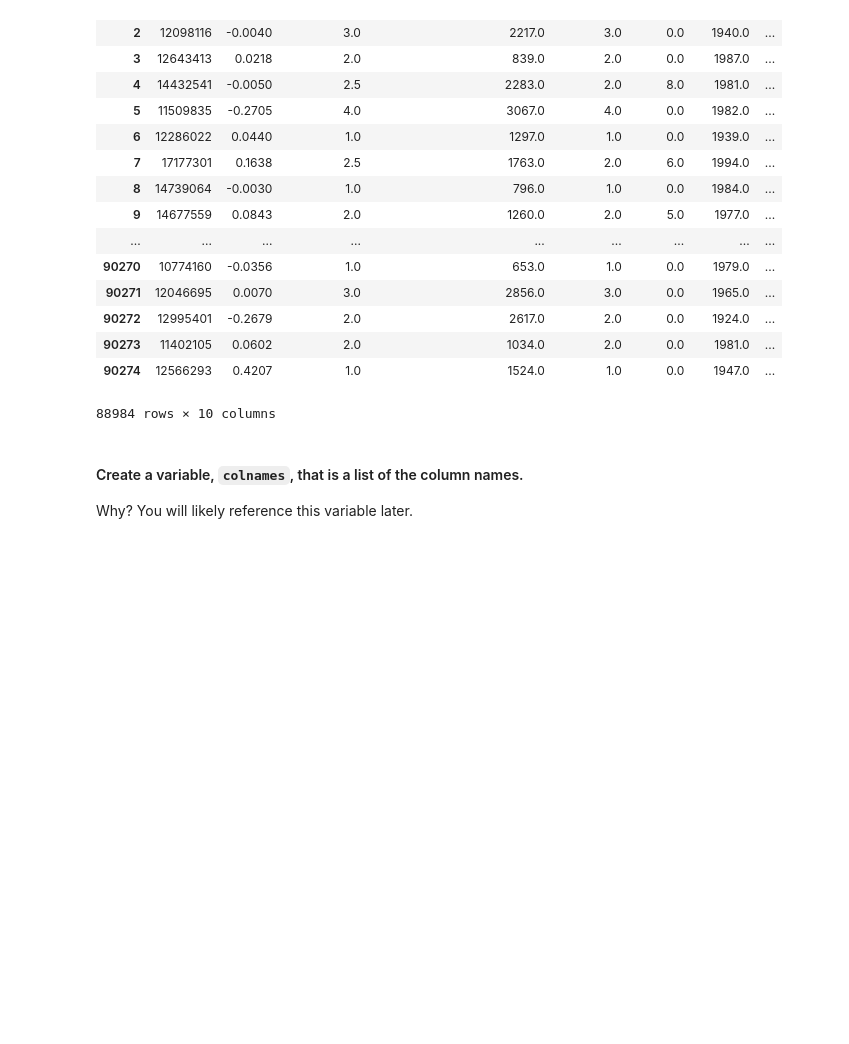
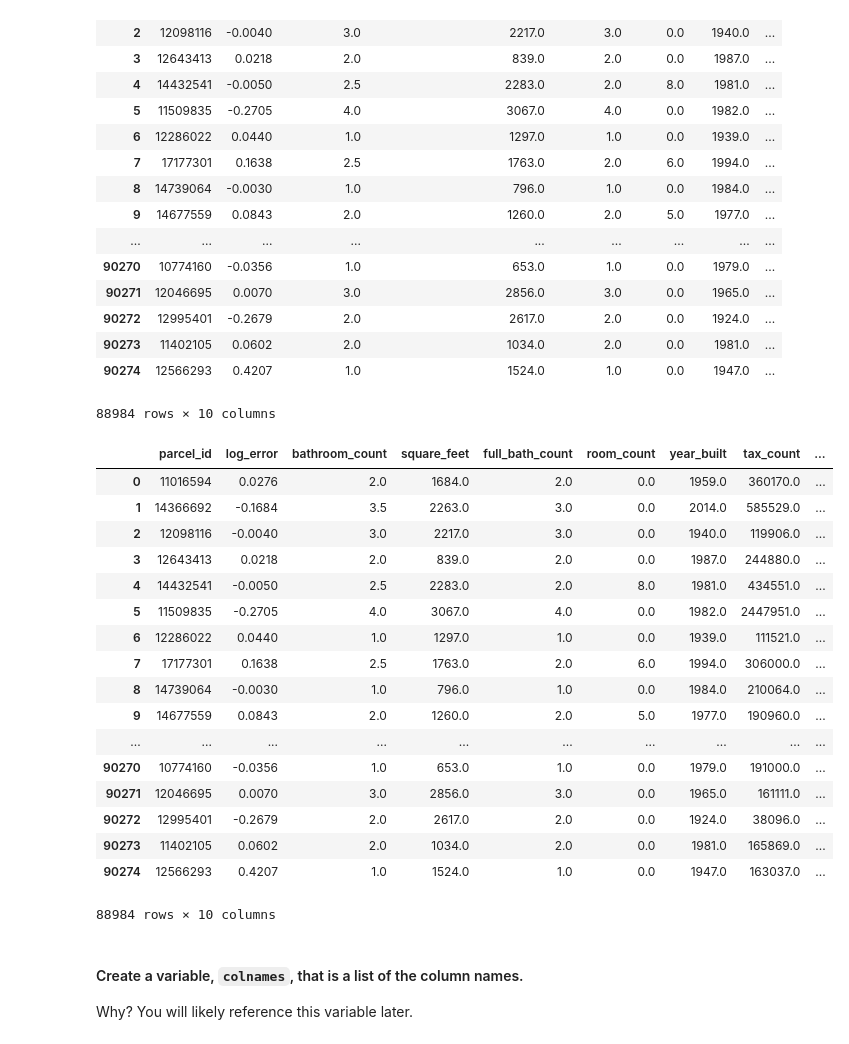
Before and after one commit to ecdedios/codeup-ds-projects, a Jupyter notebook: Regression_Proj_EdnalynCDeDios.ipynb, the cells around one changed output. Saved outputs shown, nothing was run; the diff lists cells and outputs as text; code cells hidden in the pictures; blank space fills up the shorter version.

```diff
--- a/Regression_Proj_EdnalynCDeDios.ipynb
+++ b/Regression_Proj_EdnalynCDeDios.ipynb
@@ -249,6 +249,37 @@ dtype: int64
 | 90273 | 11402105 | 0.0602 | 2.0 | 1034.0 | 2.0 | 0.0 | 1981.0 | ... |
 | 90274 | 12566293 | 0.4207 | 1.0 | 1524.0 | 1.0 | 0.0 | 1947.0 | ... |
 88984 rows × 10 columns
+# %%
+df.rename(index=str, columns={"parcelid": "parcel_id",
+                              "logerror": "log_error",
+                              "bathroomcnt": "bathroom_count",
+                              "calculatedfinishedsquarefeet": "square_feet",
+                              "fullbathcnt": "full_bath_count",
+                              "roomcnt": "room_count",
+                              "yearbuilt": "year_built",
+                              "taxvaluedollarcnt": "tax_count",
+                              "taxamount": "tax_amount",
+                              "regionidzip": "region_zip"
+                             })
+# %% [output]
+|  | parcel_id | log_error | bathroom_count | square_feet | full_bath_count | room_count | year_built | tax_count | ... |
+| 0 | 11016594 | 0.0276 | 2.0 | 1684.0 | 2.0 | 0.0 | 1959.0 | 360170.0 | ... |
+| 1 | 14366692 | -0.1684 | 3.5 | 2263.0 | 3.0 | 0.0 | 2014.0 | 585529.0 | ... |
+| 2 | 12098116 | -0.0040 | 3.0 | 2217.0 | 3.0 | 0.0 | 1940.0 | 119906.0 | ... |
+| 3 | 12643413 | 0.0218 | 2.0 | 839.0 | 2.0 | 0.0 | 1987.0 | 244880.0 | ... |
+| 4 | 14432541 | -0.0050 | 2.5 | 2283.0 | 2.0 | 8.0 | 1981.0 | 434551.0 | ... |
+| 5 | 11509835 | -0.2705 | 4.0 | 3067.0 | 4.0 | 0.0 | 1982.0 | 2447951.0 | ... |
+| 6 | 12286022 | 0.0440 | 1.0 | 1297.0 | 1.0 | 0.0 | 1939.0 | 111521.0 | ... |
+| 7 | 17177301 | 0.1638 | 2.5 | 1763.0 | 2.0 | 6.0 | 1994.0 | 306000.0 | ... |
+| 8 | 14739064 | -0.0030 | 1.0 | 796.0 | 1.0 | 0.0 | 1984.0 | 210064.0 | ... |
+| 9 | 14677559 | 0.0843 | 2.0 | 1260.0 | 2.0 | 5.0 | 1977.0 | 190960.0 | ... |
+| ... | ... | ... | ... | ... | ... | ... | ... | ... | ... |
+| 90270 | 10774160 | -0.0356 | 1.0 | 653.0 | 1.0 | 0.0 | 1979.0 | 191000.0 | ... |
+| 90271 | 12046695 | 0.0070 | 3.0 | 2856.0 | 3.0 | 0.0 | 1965.0 | 161111.0 | ... |
+| 90272 | 12995401 | -0.2679 | 2.0 | 2617.0 | 2.0 | 0.0 | 1924.0 | 38096.0 | ... |
+| 90273 | 11402105 | 0.0602 | 2.0 | 1034.0 | 2.0 | 0.0 | 1981.0 | 165869.0 | ... |
+| 90274 | 12566293 | 0.4207 | 1.0 | 1524.0 | 1.0 | 0.0 | 1947.0 | 163037.0 | ... |
+88984 rows × 10 columns
 # %% [markdown]
 #### Create a variable, `colnames`, that is a list of the column names.
 Why? You will likely reference this variable later.
```
Also changed, not shown: parts of 2 cells of this notebook.
